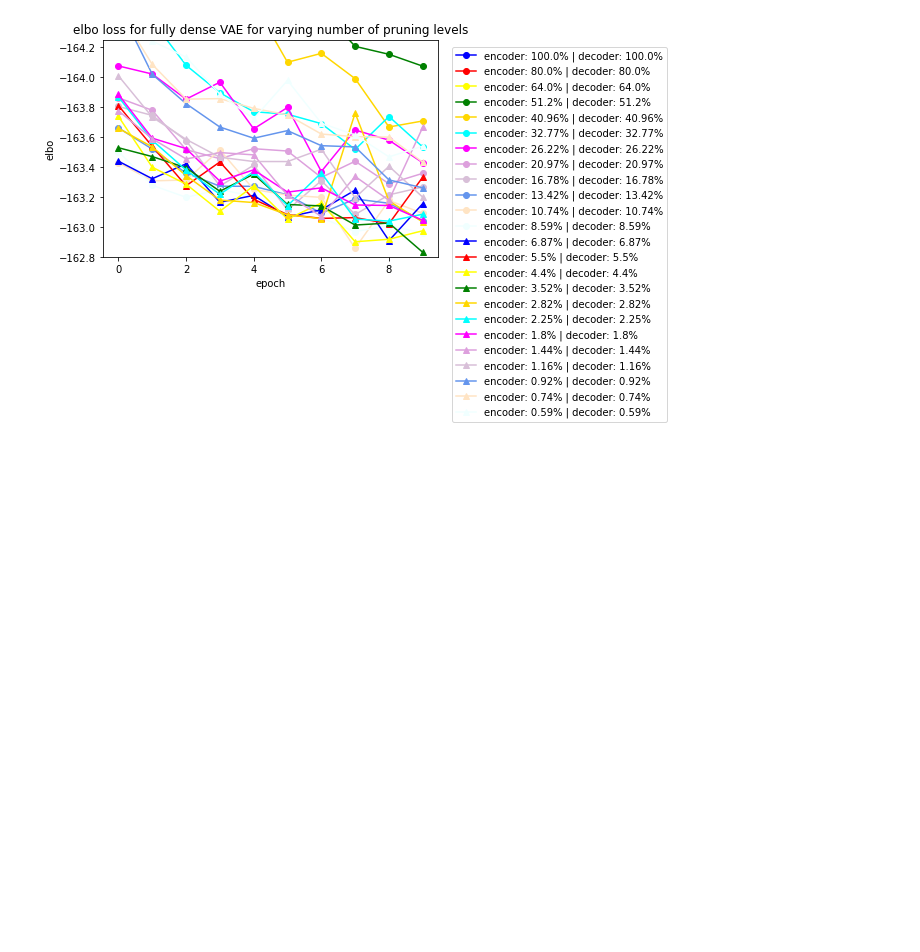
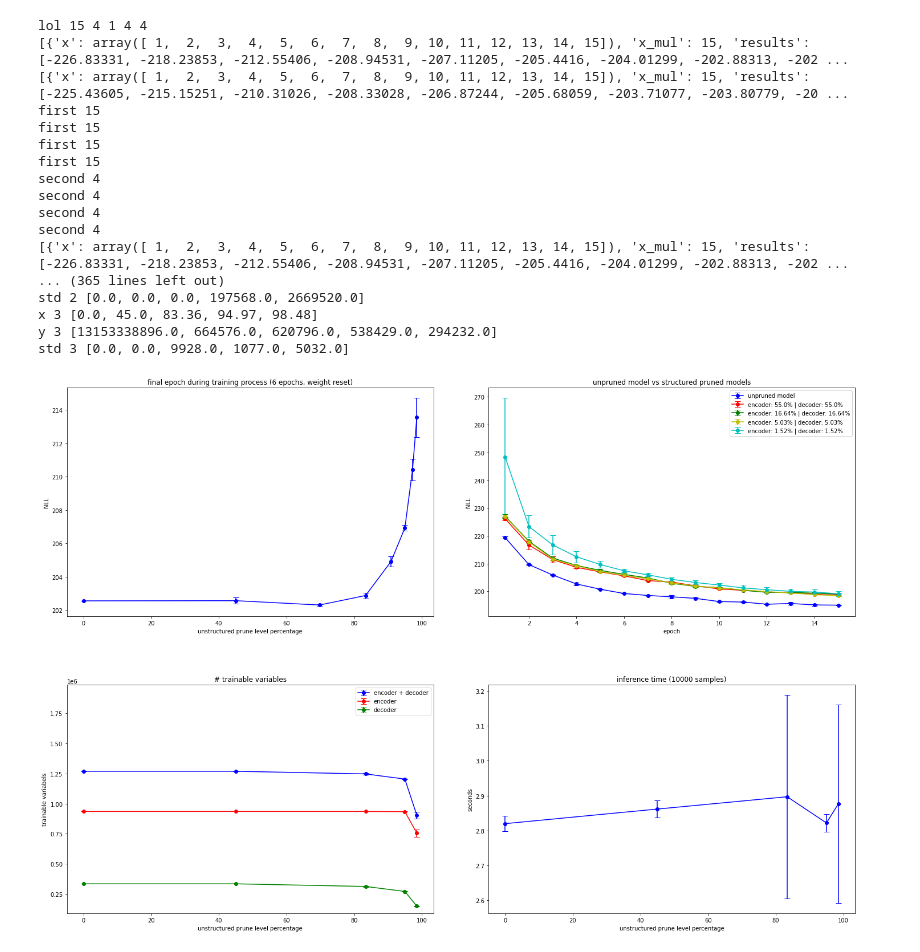
Before and after one commit to altansnl/pruning-dd2430, a Jupyter notebook: dense_vae_pruning.ipynb, the cells around one changed output. Cells and saved outputs as stored; diff of their text form; code cells hidden in the pictures; blank space fills up the shorter version.

```diff
--- a/dense_vae_pruning.ipynb
+++ b/dense_vae_pruning.ipynb
@@ -1056,20 +1231,22 @@ Decoder | total weights: 131072 non-zero weights: 621 0.473785400390625 %.
-# %%
-from matplotlib import pyplot as plt
-
-x_all = np.arange(epochs).tolist()
-linestyle = "-"
-marker = ["o", "^", "p"]
-colors = ["blue", "red", "yellow", "green", "gold", "cyan", "fuchsia", "plum", "thistle", "cornflowerblue", "bisque", "azure"]
-n_colors = 12
-legend = [("encoder: " + str(prune_level[0]) + "% | decoder: " + str(prune_level[1]) + "%") for prune_level in pruned_weights_cache] #["encoder: 100.0% | decoder: 100.0%"]
-legend = legend[:-1]
-for i in range(num_pruning_iterations - 1):
-  plt.plot(x_all, elbo_cache[i], linestyle=linestyle, marker=marker[i // n_colors], color=colors[i - ((i // n_colors) * n_colors)])
-  plt.ylim(-162.8, -164.25)
-plt.xlabel("epoch")
-plt.ylabel("elbo")
-plt.title("elbo loss for fully dense VAE for varying number of pruning levels")
-plt.legend(legend, bbox_to_anchor = (1.7, 0.99))
-plt.show()
-# %% [output]
-[figure, removed]
+# %%
+ps = PruneStats()
+ps.combine_and_plot(lm_pruner, [lm_pruner2], lm_pruner.model_pruned_indices)
+# %% [output]
+lol 15 4 1 4 4
+[{'x': array([ 1,  2,  3,  4,  5,  6,  7,  8,  9, 10, 11, 12, 13, 14, 15]), 'x_mul': 15, 'results': [-226.83331, -218.23853, -212.55406, -208.94531, -207.11205, -205.4416, -204.01299, -202.88313, -202 ...
+[{'x': array([ 1,  2,  3,  4,  5,  6,  7,  8,  9, 10, 11, 12, 13, 14, 15]), 'x_mul': 15, 'results': [-225.43605, -215.15251, -210.31026, -208.33028, -206.87244, -205.68059, -203.71077, -203.80779, -20 ...
+first 15
+first 15
+first 15
+first 15
+second 4
+second 4
+second 4
+second 4
+[{'x': array([ 1,  2,  3,  4,  5,  6,  7,  8,  9, 10, 11, 12, 13, 14, 15]), 'x_mul': 15, 'results': [-226.83331, -218.23853, -212.55406, -208.94531, -207.11205, -205.4416, -204.01299, -202.88313, -202 ...
+... (365 lines left out)
+std 2 [0.0, 0.0, 0.0, 197568.0, 2669520.0]
+x 3 [0.0, 45.0, 83.36, 94.97, 98.48]
+y 3 [13153338896.0, 664576.0, 620796.0, 538429.0, 294232.0]
+std 3 [0.0, 0.0, 9928.0, 1077.0, 5032.0]
+[figure, added]
```
Also changed, not shown: parts of 22 cells of this notebook.
